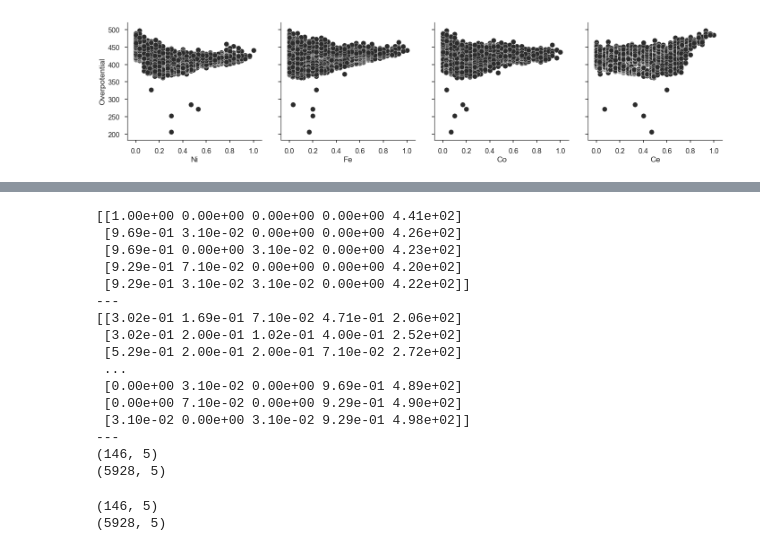
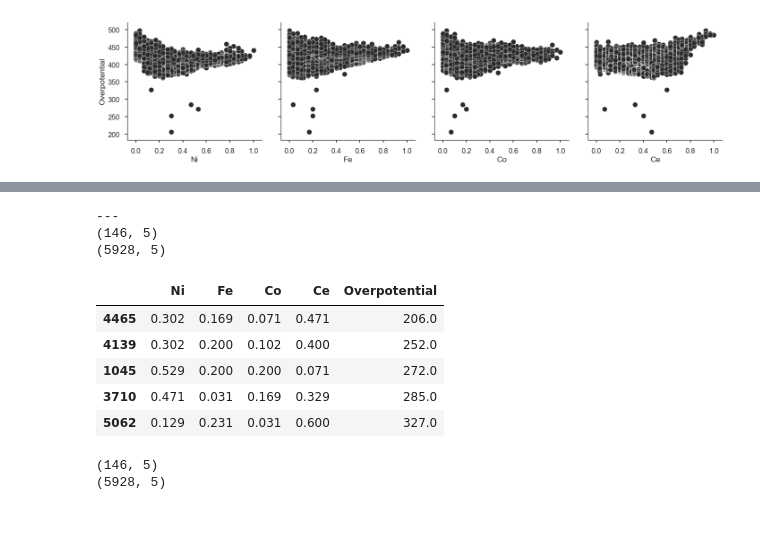
Before and after one commit to spalkovits/REAKT2019_ML4OER_SPks, a Jupyter notebook: REAKT2019_ML4OER_SPks.ipynb, the cells around one changed output, grey strips where cells are left out. Saved outputs shown, nothing was run; the diff lists cells and outputs as text; code cells hidden in the pictures; blank space fills up the shorter version.

```diff
--- a/REAKT2019_ML4OER_SPks.ipynb
+++ b/REAKT2019_ML4OER_SPks.ipynb
@@ -126,31 +126,27 @@ plt.tight_layout();
 # %%
-print(NiFeCoCe_full[0:5,:])
-new_order = np.argsort(NiFeCoCe_full[:,-1])
+#print(NiFeCoCe_full[0:5,:])
+#new_order = np.argsort(NiFeCoCe_full[:,-1])
+#print('---')
+NiFeCoCe_new = NiFeCoCe_full.sort_values(by=['Overpotential'])
+#print(NiFeCoCe_new)
 print('---')
-NiFeCoCe_new = NiFeCoCe_full[new_order]
-print(NiFeCoCe_new)
-print('---')
-NiFeCoCe_small_OP = NiFeCoCe_new[NiFeCoCe_new[:,-1]<380]
-NiFeCoCe_large_OP = NiFeCoCe_new[NiFeCoCe_new[:,-1]>=380]
+NiFeCoCe_small_OP = NiFeCoCe_new[NiFeCoCe_new['Overpotential']<380]
+NiFeCoCe_large_OP = NiFeCoCe_new[NiFeCoCe_new['Overpotential']>=380]
 print(NiFeCoCe_small_OP.shape)
 print(NiFeCoCe_large_OP.shape)
 # %% [output]
-[[1.00e+00 0.00e+00 0.00e+00 0.00e+00 4.41e+02]
- [9.69e-01 3.10e-02 0.00e+00 0.00e+00 4.26e+02]
- [9.69e-01 0.00e+00 3.10e-02 0.00e+00 4.23e+02]
- [9.29e-01 7.10e-02 0.00e+00 0.00e+00 4.20e+02]
- [9.29e-01 3.10e-02 3.10e-02 0.00e+00 4.22e+02]]
----
-[[3.02e-01 1.69e-01 7.10e-02 4.71e-01 2.06e+02]
- [3.02e-01 2.00e-01 1.02e-01 4.00e-01 2.52e+02]
- [5.29e-01 2.00e-01 2.00e-01 7.10e-02 2.72e+02]
- ...
- [0.00e+00 3.10e-02 0.00e+00 9.69e-01 4.89e+02]
- [0.00e+00 7.10e-02 0.00e+00 9.29e-01 4.90e+02]
- [3.10e-02 0.00e+00 3.10e-02 9.29e-01 4.98e+02]]
 ---
 (146, 5)
 (5928, 5)
+# %%
+NiFeCoCe_new.head()
+# %% [output]
+|  | Ni | Fe | Co | Ce | Overpotential |
+| 4465 | 0.302 | 0.169 | 0.071 | 0.471 | 206.0 |
+| 4139 | 0.302 | 0.200 | 0.102 | 0.400 | 252.0 |
+| 1045 | 0.529 | 0.200 | 0.200 | 0.071 | 272.0 |
+| 3710 | 0.471 | 0.031 | 0.169 | 0.329 | 285.0 |
+| 5062 | 0.129 | 0.231 | 0.031 | 0.600 | 327.0 |
 # %%
 print(NiFeCoCe_small_OP.shape)
 print(NiFeCoCe_large_OP.shape)
```
Also changed, not shown: parts of 16 cells of this notebook, 7 other files.
